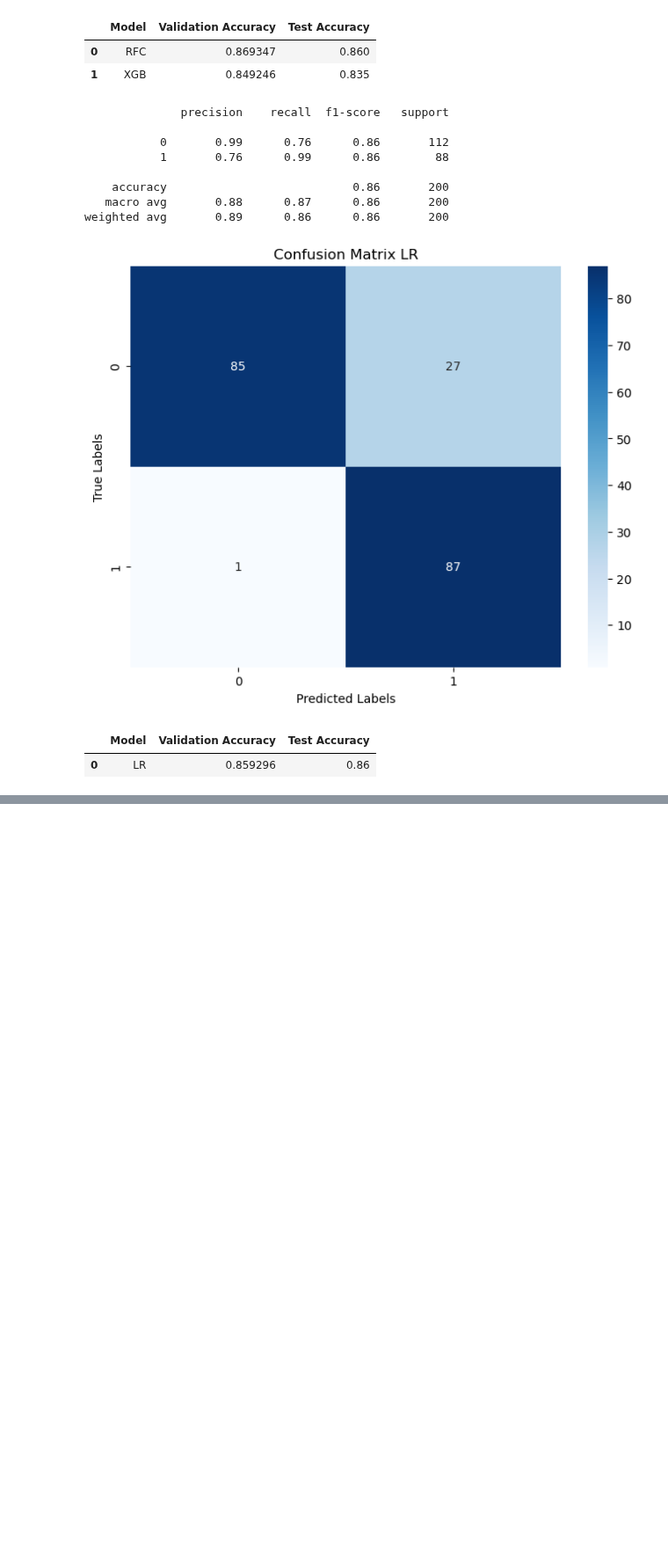
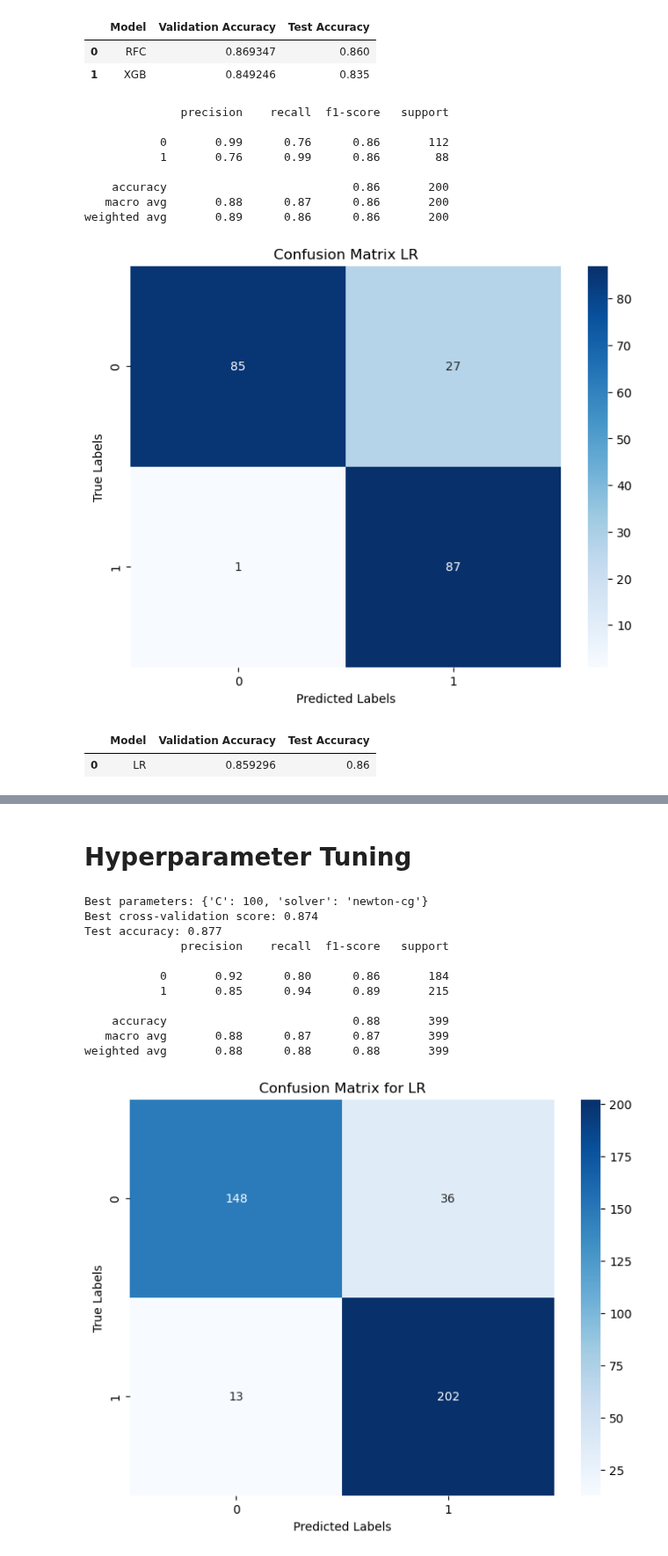
Before and after one commit to MaukanMir/Genshin-Impact-Google-Sentiment-Analysis, a Jupyter notebook: training.ipynb, the cells around one changed output, grey strips where cells are left out. Shown at 88% size. Drawn from its saved outputs; the diff is of its cells as text; code cells hidden in the pictures; blank space fills up the shorter version.

```diff
--- a/training.ipynb
+++ b/training.ipynb
@@ -166,6 +166,36 @@ def test_train_test_val_splits_on_models(names, models, X, y):
 
     performance_df = pd.DataFrame(model_performance)
     return performance_df.sort_values(by="Validation Accuracy", ascending=False)
+
+def logistic_regression_tune_cv(X, y):
+    X_train, X_test, y_train, y_test = train_test_split(X, y, test_size=0.3, random_state=0)
+
+
+    pipeline = LogisticRegression(class_weight='balanced', penalty='l2', max_iter=2000)
+
+    param_grid = {
+        'solver': ['newton-cg', 'sag', 'saga', 'lbfgs'],
+        'C': [0.1, 0.2, 0.4, 0.5, 1, 2, 4, 5, 10, 20, 50, 100, 400]
+    }
+    metric = make_scorer(f1_score)
+    grid_search = GridSearchCV(pipeline, param_grid, cv=5, scoring=metric, n_jobs=-1)
+    grid_search.fit(X_train, y_train)
+
+    print("Best parameters:", grid_search.best_params_)
+    print("Best cross-validation score: {:.3f}".format(grid_search.best_score_))
+
+    y_test_pred = grid_search.predict(X_test)
+    accuracy = accuracy_score(y_test, y_test_pred)
+    print(f'Test accuracy: {accuracy:.3f}')
+    cr = classification_report(y_test, y_test_pred)
+    print(cr)
+    conf_mat = confusion_matrix(y_test, y_test_pred)
+    plt.figure(figsize=(8,6))
+    sns.heatmap(conf_mat, annot=True, fmt='d', cmap='Blues')
+    plt.xlabel('Predicted Labels')
+    plt.ylabel('True Labels')
+    plt.title('Confusion Matrix for LR')
+    plt.show()
 # %% [markdown]
 # EDA Analysis
 # %%
@@ -527,0 +570,17 @@ test_train_test_val_splits_on_models(names, models, X_bl_smote, y_bl_smote)
+# %% [markdown]
+# Hyperparameter Tuning
+# %%
+logistic_regression_tune_cv(X_smote,y_smote)
+# %% [output]
+Best parameters: {'C': 100, 'solver': 'newton-cg'}
+Best cross-validation score: 0.874
+Test accuracy: 0.877
+              precision    recall  f1-score   support
+
+           0       0.92      0.80      0.86       184
+           1       0.85      0.94      0.89       215
+
+    accuracy                           0.88       399
+   macro avg       0.88      0.87      0.87       399
+weighted avg       0.88      0.88      0.88       399
+[figure, added]
```
Also changed, not shown: parts of 2 cells of this notebook.
